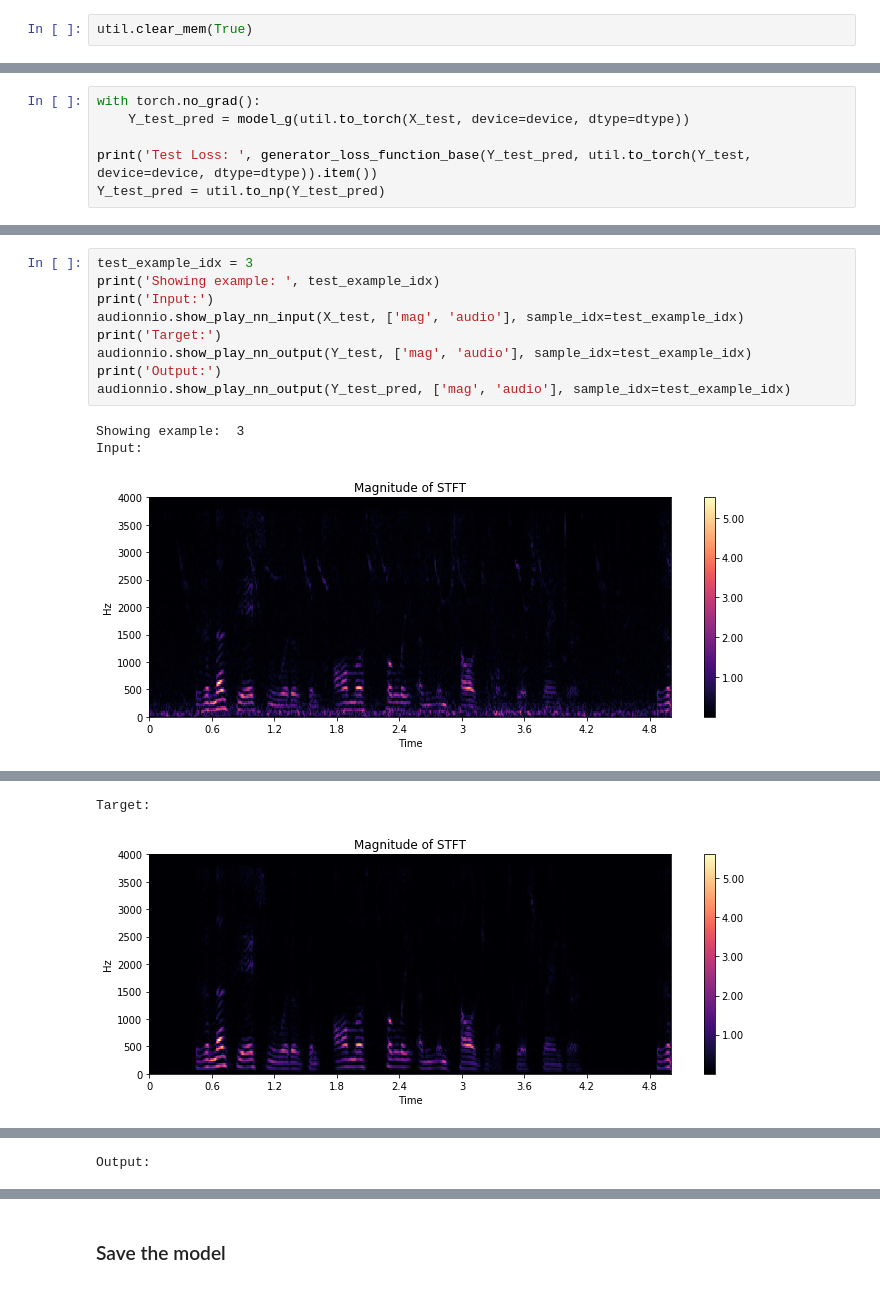
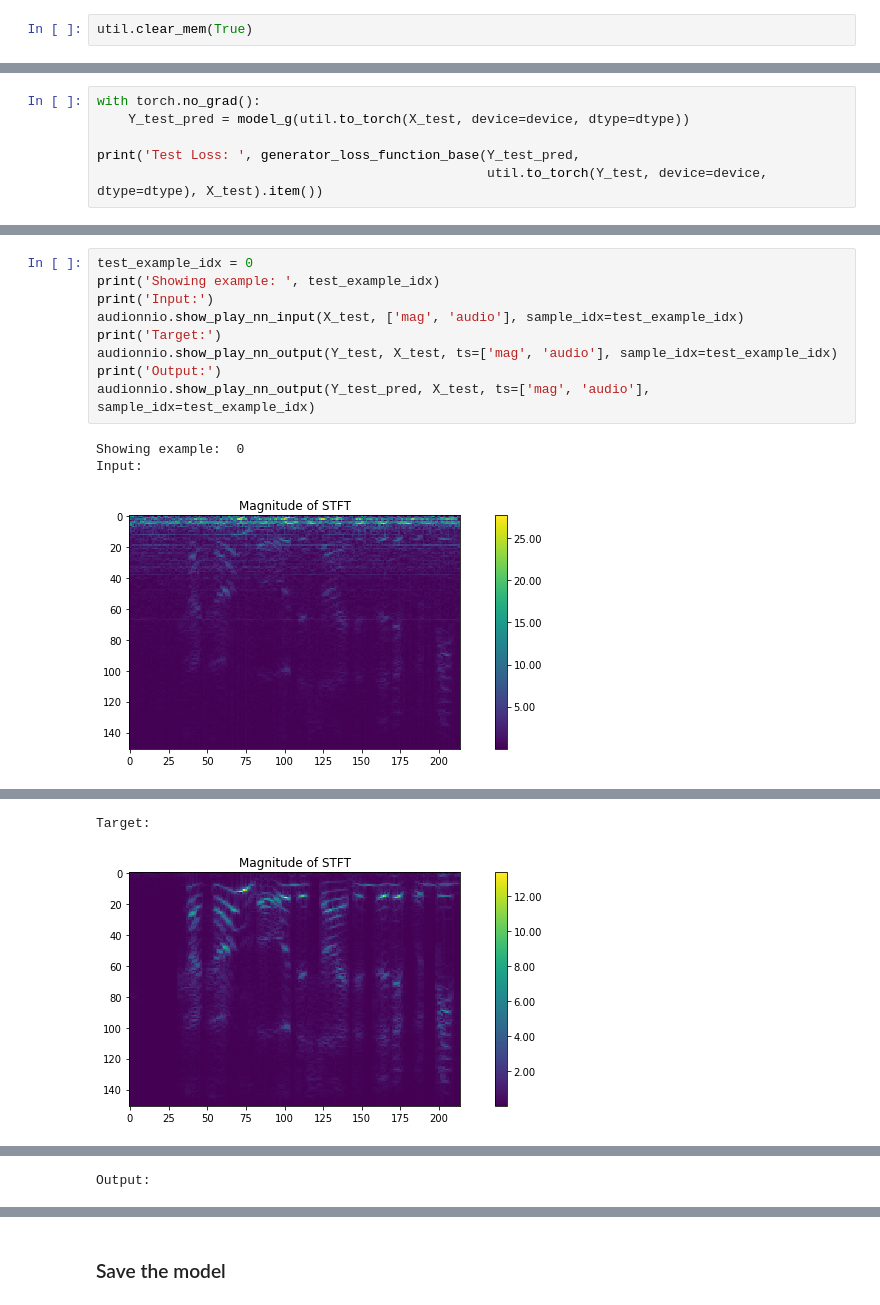
Before and after one commit to akarshkumar0101/DSProject, a Jupyter notebook: speech_noise_separation.ipynb, the cells around one changed output, grey strips where cells are left out. Saved outputs shown, nothing was run; the diff lists cells and outputs as text.

```diff
--- a/speech_noise_separation.ipynb
+++ b/speech_noise_separation.ipynb
@@ -186,6 +245,6 @@ allocated:  0.124833792
 with torch.no_grad():
     Y_test_pred = model_g(util.to_torch(X_test, device=device, dtype=dtype))
 
-print('Test Loss: ', generator_loss_function_base(Y_test_pred, util.to_torch(Y_test, device=device, dtype=dtype)).item())
-Y_test_pred = util.to_np(Y_test_pred)
+print('Test Loss: ', generator_loss_function_base(Y_test_pred,
+                                                  util.to_torch(Y_test, device=device, dtype=dtype), X_test).item())
 # %% [output]
@@ -193,18 +253,18 @@ Test Loss:  0.047358229756355286
 # %%
-test_example_idx = 3
+test_example_idx = 0
 print('Showing example: ', test_example_idx)
 print('Input:')
 audionnio.show_play_nn_input(X_test, ['mag', 'audio'], sample_idx=test_example_idx)
 print('Target:')
-audionnio.show_play_nn_output(Y_test, ['mag', 'audio'], sample_idx=test_example_idx)
+audionnio.show_play_nn_output(Y_test, X_test, ts=['mag', 'audio'], sample_idx=test_example_idx)
 print('Output:')
-audionnio.show_play_nn_output(Y_test_pred, ['mag', 'audio'], sample_idx=test_example_idx)
+audionnio.show_play_nn_output(Y_test_pred, X_test, ts=['mag', 'audio'], sample_idx=test_example_idx)
 # %% [output]
-Showing example:  3
+Showing example:  0
 Input:
-[figure, old version]
+[figure, new version]
 [interactive output not drawn]
 Target:
-[figure, old version]
+[figure, new version]
 [interactive output not drawn]
 Output:
```
Also changed, not shown: parts of 10 cells of this notebook.
